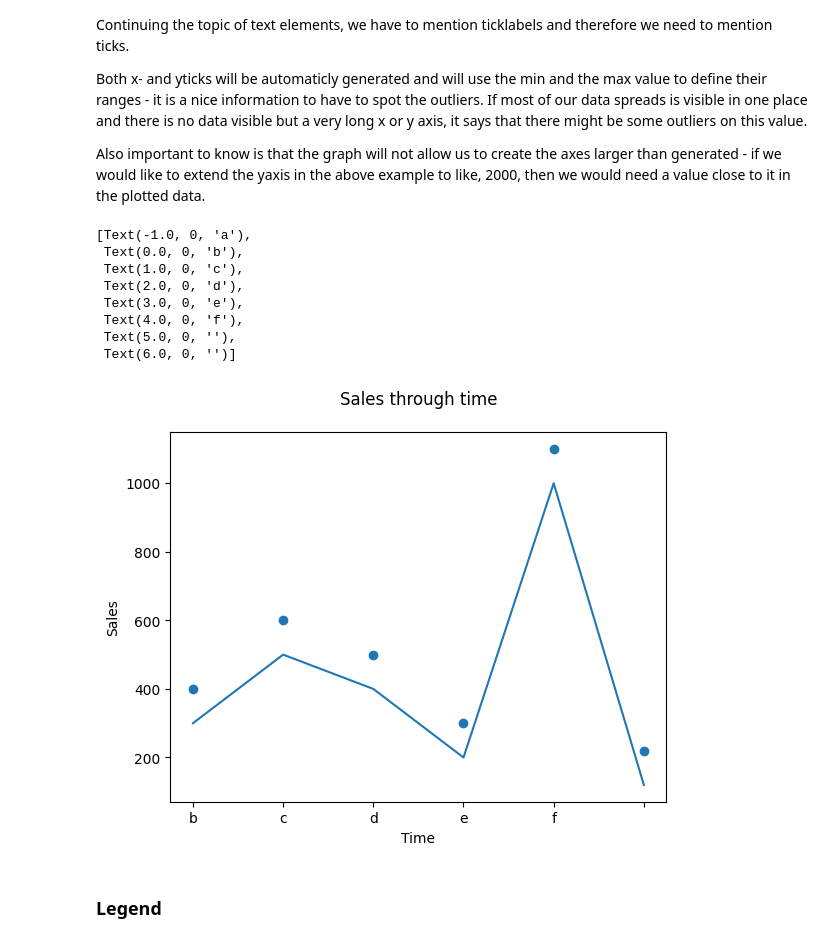
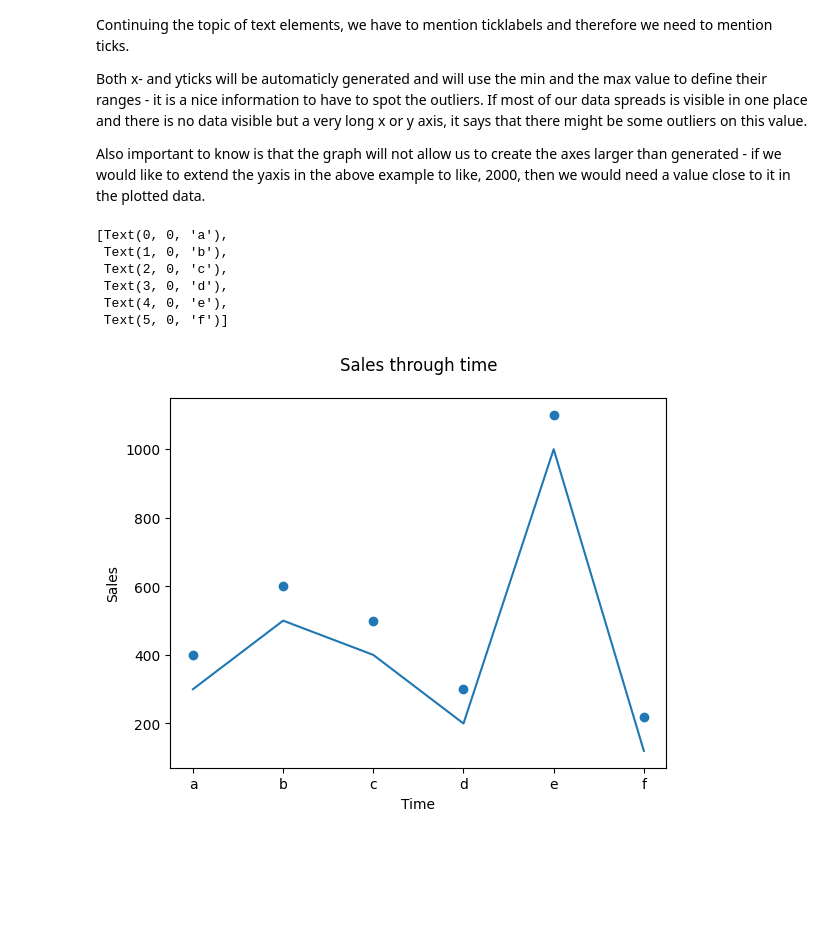
Before and after one commit to miladziekanowska/Data_Analytics, a Jupyter notebook: Matplotlib_Basics.ipynb, the cells around one changed output. Cells and saved outputs as stored; diff of their text form; code cells hidden in the pictures; blank space fills up the shorter version.

```diff
--- a/Matplotlib_Basics.ipynb
+++ b/Matplotlib_Basics.ipynb
@@ -209,25 +209,21 @@ Also important to know is that the graph will not allow us to create the axes la
 # %%
 fig, ax = plt.subplots()
 
 ax.set_title('Sales through time', pad=20)
 ax.set_xlabel('Time')
 ax.set_ylabel('Sales')
 
 ax.plot(df['Time'], df['Sales'])
 ax.scatter(df['Time'], df['Sales2'])
 
 ax.minorticks_on
-ax.set_xticks(df['Time'], minor=True)
+ax.set_xticks(df['Time'])
 ax.set_xticklabels(['a','b','c','d','e','f'])
 # %% [output]
-[Text(-1.0, 0, 'a'),
- Text(0.0, 0, 'b'),
- Text(1.0, 0, 'c'),
- Text(2.0, 0, 'd'),
- Text(3.0, 0, 'e'),
- Text(4.0, 0, 'f'),
- Text(5.0, 0, ''),
- Text(6.0, 0, '')]
+[Text(0, 0, 'a'),
+ Text(1, 0, 'b'),
+ Text(2, 0, 'c'),
+ Text(3, 0, 'd'),
+ Text(4, 0, 'e'),
+ Text(5, 0, 'f')]
-[figure, old version]
+[figure, new version]
-# %% [markdown]
-### Legend
```
Also changed, not shown: parts of 9 cells of this notebook.
